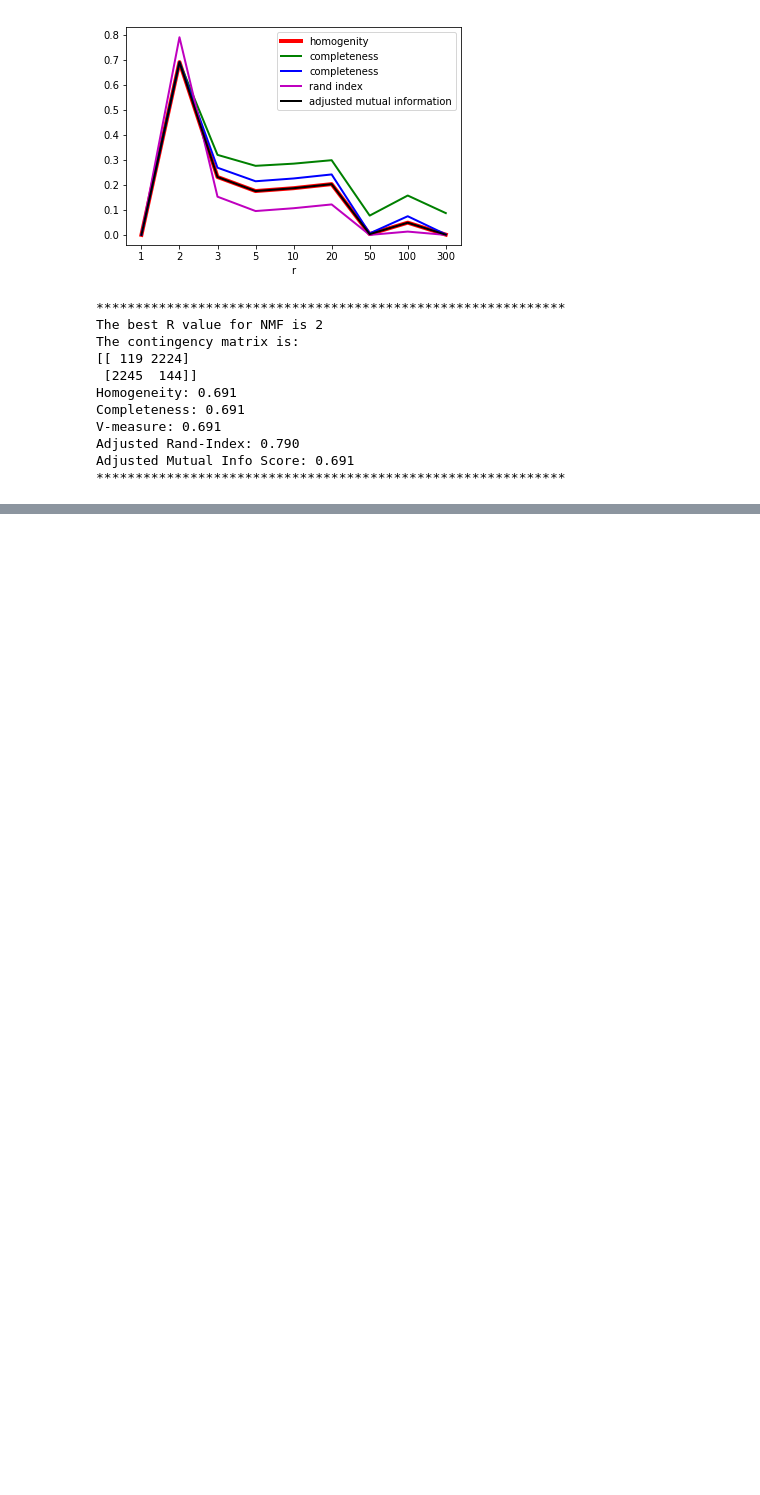
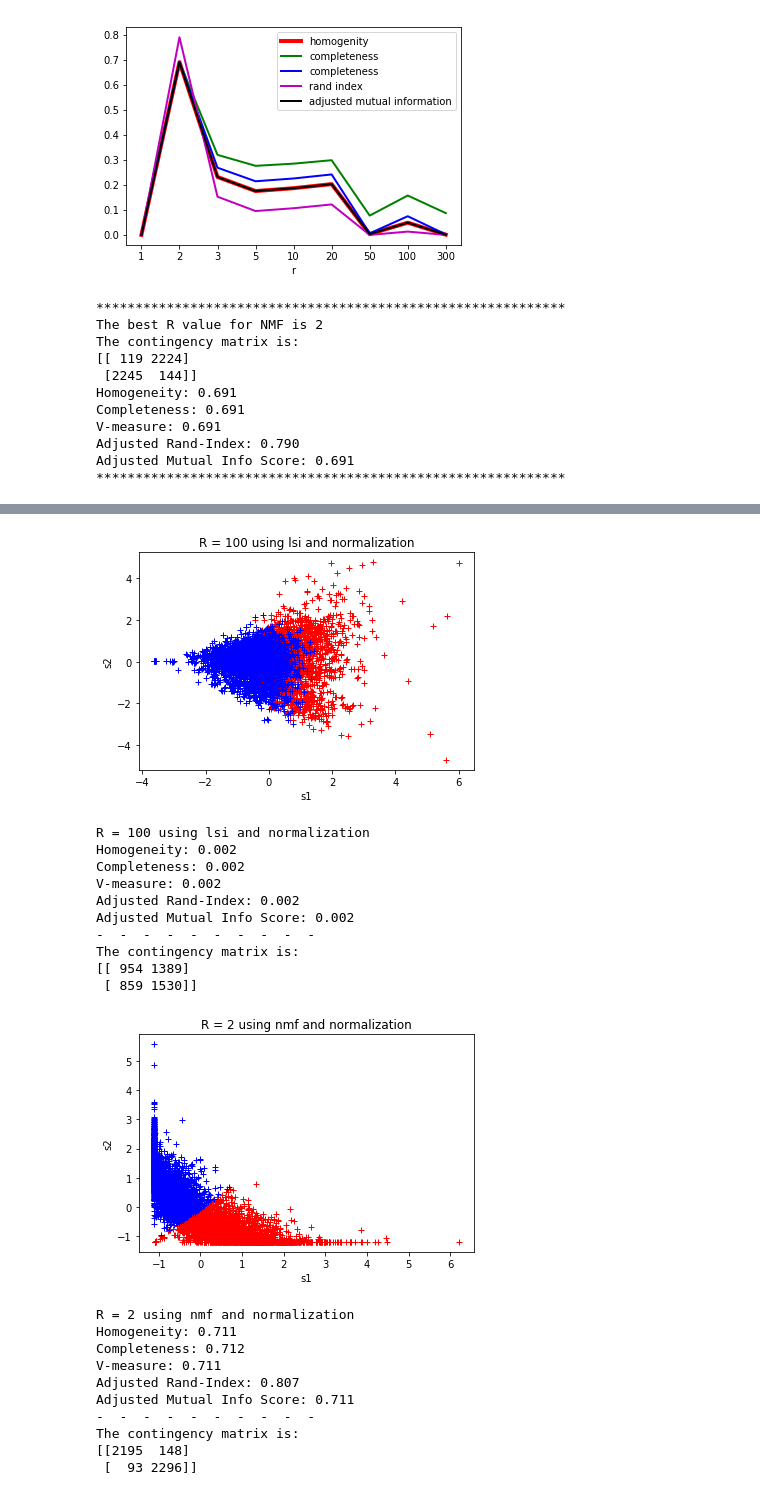
Before and after one commit to popo0293/EE219Project2, a Jupyter notebook: project2.ipynb, the cells around one changed output, grey strips where cells are left out. Saved outputs shown, nothing was run; the diff lists cells and outputs as text; code cells hidden in the pictures; blank space fills up the shorter version.

```diff
--- a/project2.ipynb
+++ b/project2.ipynb
@@ -412,0 +476,26 @@ plot_cluster_2D(r[bi_nmf], reduct_method='nmf')
+# %%
+plot_cluster_2D(r[bi_lsi], reduct_method='lsi', norm=True, report_stat=True)
+plot_cluster_2D(r[bi_nmf], reduct_method='nmf', norm=True, report_stat=True)
+# %% [output]
+[figure, added]
+R = 100 using lsi and normalization
+Homogeneity: 0.002
+Completeness: 0.002
+V-measure: 0.002
+Adjusted Rand-Index: 0.002
+Adjusted Mutual Info Score: 0.002
+-  -  -  -  -  -  -  -  -  -
+The contingency matrix is:
+[[ 954 1389]
+ [ 859 1530]]
+[figure, added]
+R = 2 using nmf and normalization
+Homogeneity: 0.711
+Completeness: 0.712
+V-measure: 0.711
+Adjusted Rand-Index: 0.807
+Adjusted Mutual Info Score: 0.711
+-  -  -  -  -  -  -  -  -  -
+The contingency matrix is:
+[[2195  148]
+ [  93 2296]]
```
Also changed, not shown: parts of 4 cells of this notebook, 1 other file.
